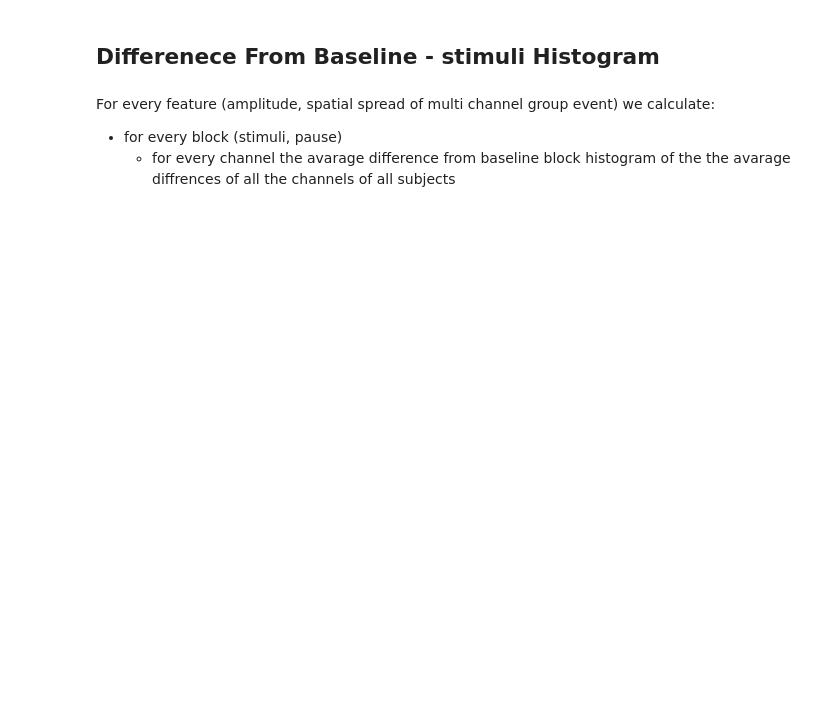
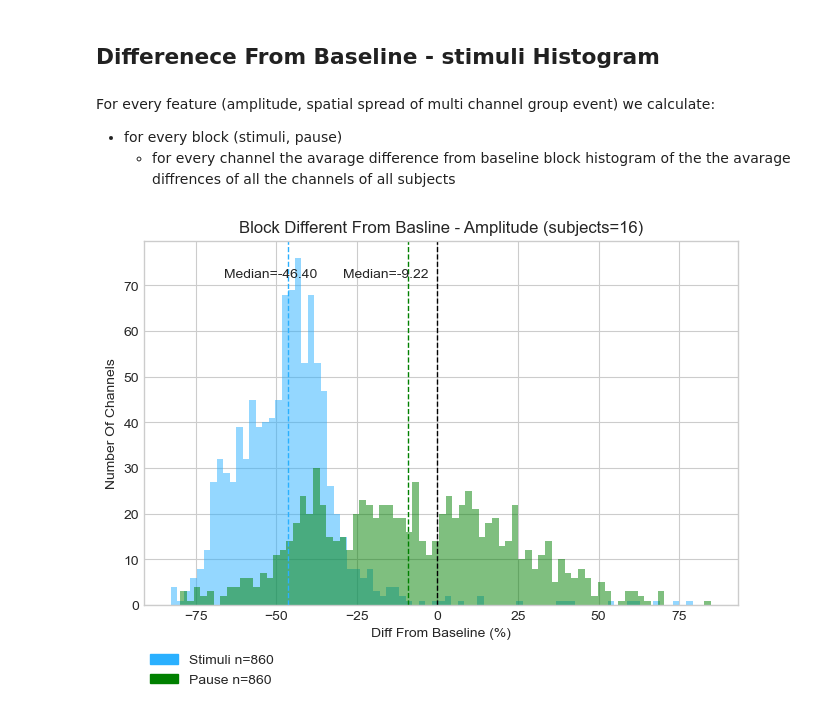
Before and after one commit to oferbudin/NirsLabProject, a Jupyter notebook: NirsLabProject/notebooks/all_channels_stimuli.ipynb, the cells around one changed output. Saved outputs shown, nothing was run; the diff lists cells and outputs as text; code cells hidden in the pictures; blank space fills up the shorter version.

Commit message:
stimuli features histogram - updated

```diff
--- a/NirsLabProject/notebooks/all_channels_stimuli.ipynb
+++ b/NirsLabProject/notebooks/all_channels_stimuli.ipynb
@@ -55,62 +55,86 @@ histogrmas_path =  os.path.join(
 )
 not os.path.exists(histogrmas_path) and  os.makedirs(histogrmas_path)
 
+blocks = ['stimuli', 'pause']
+
 for feature_name, feature_index in features_to_plot.items():
-    for is_stimuli_block in [True, False]:
-        channel_basline_diff = []
-        for subj in subjects:
-            subj_features = np.load(subj.paths.subject_flat_features_path)
+    channel_basline_diff = {
+        k:[] for k in blocks
+    }
+    for subj in subjects:
+        subj_features = np.load(subj.paths.subject_flat_features_path)
 
-            group_ids = subj_features[:, GROUP_INDEX]
-            unique_indices = np.unique(group_ids, return_index=True)[1]
-            unique_group_subj_features = subj_features[unique_indices]
+        group_ids = subj_features[:, GROUP_INDEX]
+        unique_indices = np.unique(group_ids, return_index=True)[1]
+        unique_group_subj_features = subj_features[unique_indices]
 
-            if not os.path.exists(subj.paths.subject_sleep_scoring_path):
-                continue
+        if not os.path.exists(subj.paths.subject_sleep_scoring_path):
+            continue
 
+        for block in blocks:
             #  if group feature we don't need more than one representative
             if GROUP_INDEX <= feature_index <= GROUP_EVENT_SPATIAL_SPREAD_INDEX:
                 group_ids = subj_features[:, GROUP_INDEX]
                 unique_indices = np.unique(group_ids, return_index=True)[1]
                 unique_group_subj_features = subj_features[unique_indices]
                 before, stim_block, pause_block, _, _ = utils.stimuli_effects(subj, unique_group_subj_features)
             else:
                 before, stim_block, pause_block, _, _ = utils.stimuli_effects(subj, subj_features)
 
             baseline_mean = np.mean(before[:, feature_index])
-            block_to_comapre = stim_block if is_stimuli_block else pause_block
+            block_to_comapre = stim_block if block == 'stimuli' else pause_block
             channels, _ = np.unique(block_to_comapre[:,CHANNEL_INDEX], return_inverse=True)
             channel_blocks_values = {channel: [] for channel in channels}
             for spike in block_to_comapre:
                 channel_blocks_values[spike[CHANNEL_INDEX]].append(spike[feature_index])
             validate(channel_blocks_values, block_to_comapre)
 
             for channel, features in channel_blocks_values.items():
-                channel_basline_diff.append(
+                channel_basline_diff[block].append(
                     baseline_diff(
                         baseline_mean,
                         list_avarage(features),
                     )
                 )
 
-        # Plot the histogram
-        diffs = np.asarray(channel_basline_diff)
+    # Plot the histogram
+    legend_settings = [
+        {
+            'color': '#2ab0ff',
+            'label': 'Stimuli'
+        },
+        {
+            'color': 'green',
+            'label': 'Pause'
+        }
+    ]
+    fig = plt.figure(layout='constrained')
+    ax = fig.add_gridspec(top=0.75, right=0.75).subplots()
+    for i, block in enumerate(channel_basline_diff.keys()):
+        diffs = channel_basline_diff[block]
         hist, edges = np.histogram(diffs, bins=20)
         median = np.median(diffs)
 
-        plt.hist(diffs, bins=20,  facecolor = '#2ab0ff', edgecolor='#169acf', linewidth=0.5)
-        plt.axvline(median, color='k', linestyle='dashed', linewidth=1)
-        plt.text(median+5, plt.ylim()[-1]*0.9, 'Median: {:.2f}'.format(median))
+        plt.hist(diffs, bins=80, facecolor = legend_settings[i]['color'], edgecolor='None', linewidth=0.5, alpha = 0.5)
+        plt.axvline(median, color=legend_settings[i]['color'], linestyle='dashed', linewidth=1)
+        plt.text(median-20, plt.ylim()[-1]*0.9, f'Median={median:.2f}')
         plt.style.use('seaborn-whitegrid')
-        title = f'{"Stimuli" if is_stimuli_block else "Pause"} Block Different From Basline - {feature_name}'
-        plt.title(f'{title} (n={len(list(diffs))})')
-        plt.xlabel('Amplitude Diff From Baseline (%)')
-        plt.ylabel('Number Of Channels')
-        plt.savefig(
-            os.path.join(
-                histogrmas_path,
-                f'{title}.png'
-            ),
-            dpi=1000
-        )
-        plt.clf()
+    legend = [
+        mpatches.Patch(color=settings['color'], label=f"{settings['label']} n={len(diffs)}")
+        for settings in legend_settings
+    ]
+    plt.axvline(0, color='black', linestyle='dashed', linewidth=1)
+    ax.legend(handles=legend, bbox_to_anchor=(0.24, -0.1))
+    title = f'Block Different From Basline - {feature_name}'
+    plt.title(f'{title} (subjects={len(subjects)})')
+    plt.xlabel('Diff From Baseline (%)')
+    plt.ylabel('Number Of Channels')
+    plt.savefig(
+        os.path.join(
+            histogrmas_path,
+            f'{title}.png'
+        ),
+        dpi=1000
+    )
+# %% [output]
+[figure, added]
```
Also changed, not shown: parts of 2 cells of this notebook.
